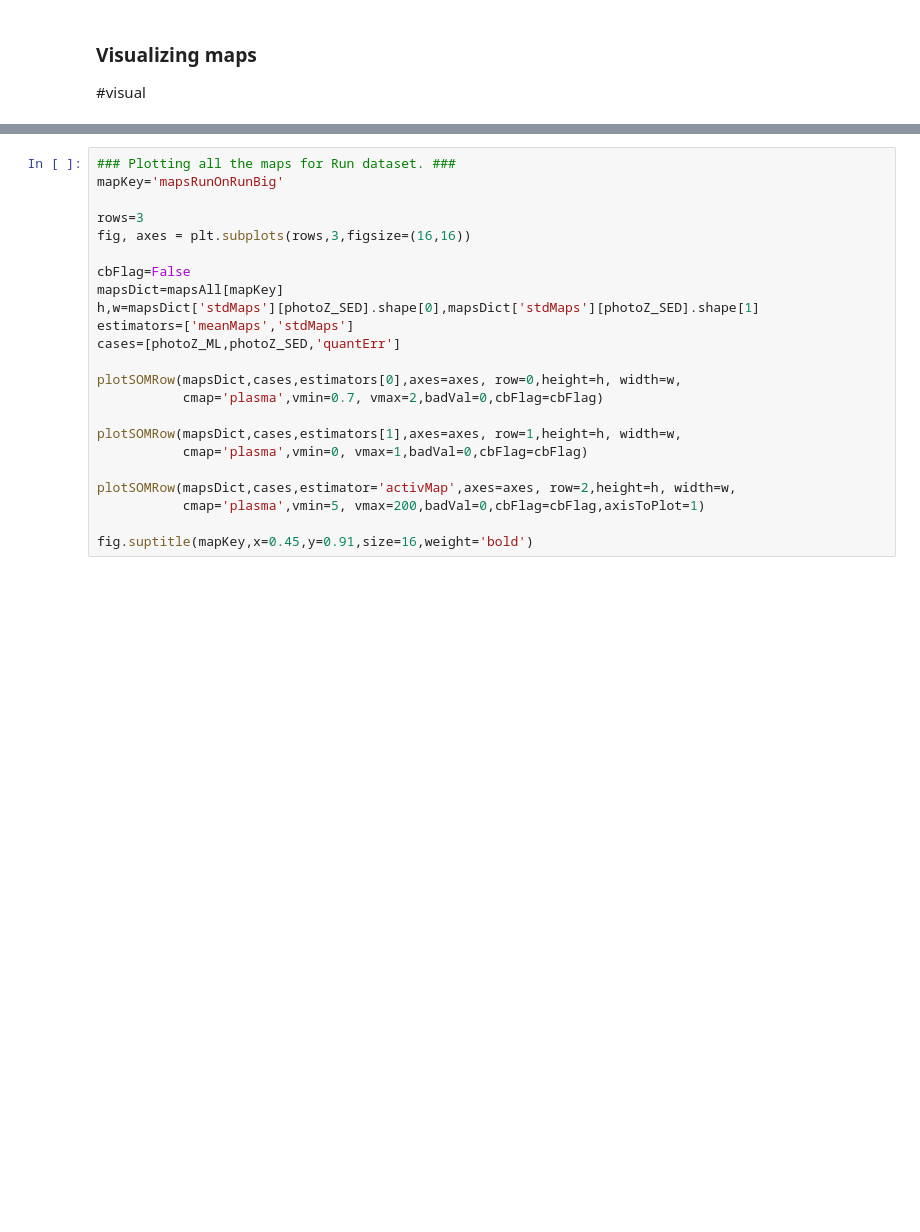
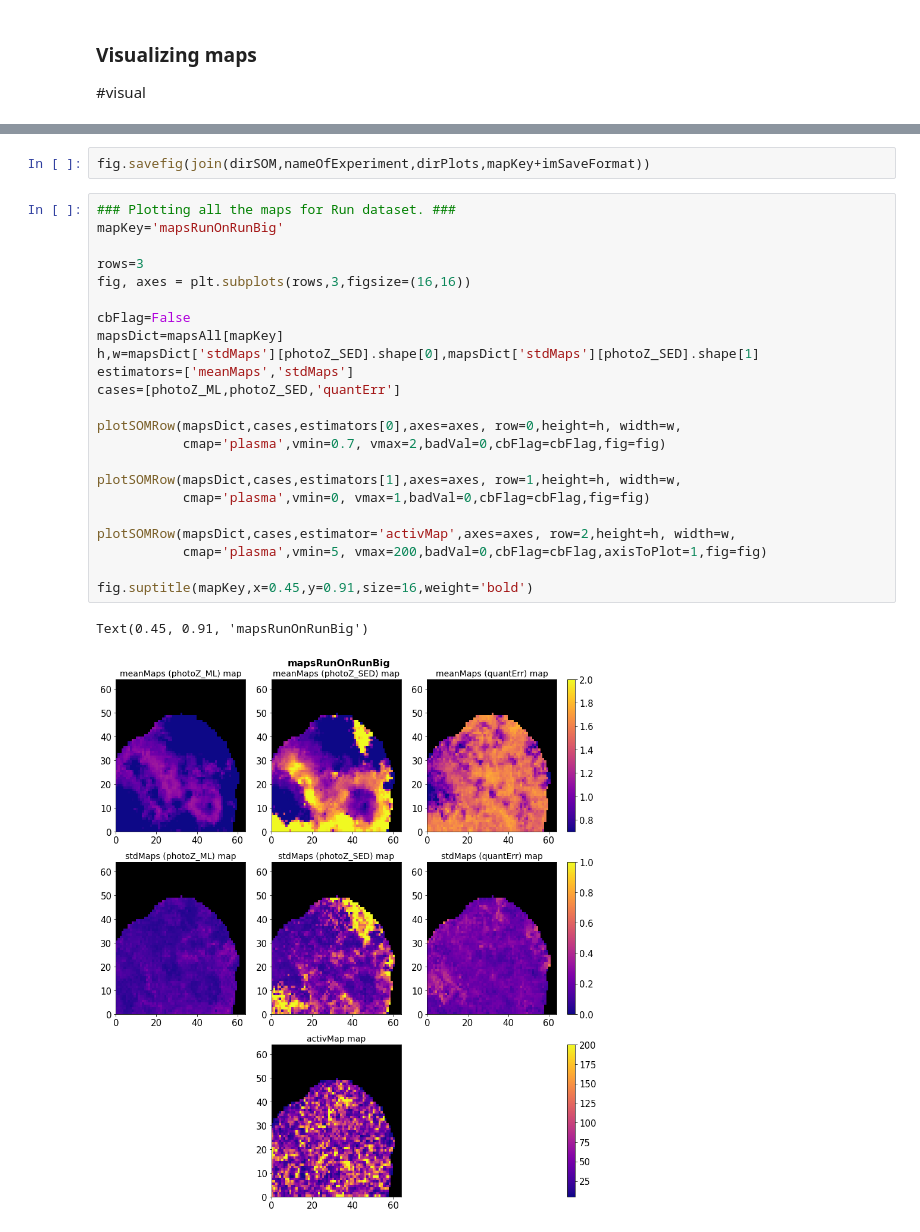
Before and after one commit to ShrRa/COSMOS_SOM, a Jupyter notebook: SOM-Visualization.ipynb, the cells around one changed output, grey strips where cells are left out. Drawn from its saved outputs; the diff is of its cells as text; blank space fills up the shorter version.

```diff
--- a/SOM-Visualization.ipynb
+++ b/SOM-Visualization.ipynb
@@ -79,23 +87,28 @@ NameError: name 'key' is not defined
+# %%
+fig.savefig(join(dirSOM,nameOfExperiment,dirPlots,mapKey+imSaveFormat))
 # %%
 ### Plotting all the maps for Run dataset. ###
 mapKey='mapsRunOnRunBig'
 
 rows=3
 fig, axes = plt.subplots(rows,3,figsize=(16,16))
 
 cbFlag=False
 mapsDict=mapsAll[mapKey]
 h,w=mapsDict['stdMaps'][photoZ_SED].shape[0],mapsDict['stdMaps'][photoZ_SED].shape[1]
 estimators=['meanMaps','stdMaps']
 cases=[photoZ_ML,photoZ_SED,'quantErr']
 
 plotSOMRow(mapsDict,cases,estimators[0],axes=axes, row=0,height=h, width=w,
-           cmap='plasma',vmin=0.7, vmax=2,badVal=0,cbFlag=cbFlag)
+           cmap='plasma',vmin=0.7, vmax=2,badVal=0,cbFlag=cbFlag,fig=fig)
 
 plotSOMRow(mapsDict,cases,estimators[1],axes=axes, row=1,height=h, width=w,
-           cmap='plasma',vmin=0, vmax=1,badVal=0,cbFlag=cbFlag)
+           cmap='plasma',vmin=0, vmax=1,badVal=0,cbFlag=cbFlag,fig=fig)
 
 plotSOMRow(mapsDict,cases,estimator='activMap',axes=axes, row=2,height=h, width=w,
-           cmap='plasma',vmin=5, vmax=200,badVal=0,cbFlag=cbFlag,axisToPlot=1)
+           cmap='plasma',vmin=5, vmax=200,badVal=0,cbFlag=cbFlag,axisToPlot=1,fig=fig)
 
 fig.suptitle(mapKey,x=0.45,y=0.91,size=16,weight='bold')
+# %% [output]
+Text(0.45, 0.91, 'mapsRunOnRunBig')
+[figure, added]
```
Also changed, not shown: parts of 5 cells of this notebook.
